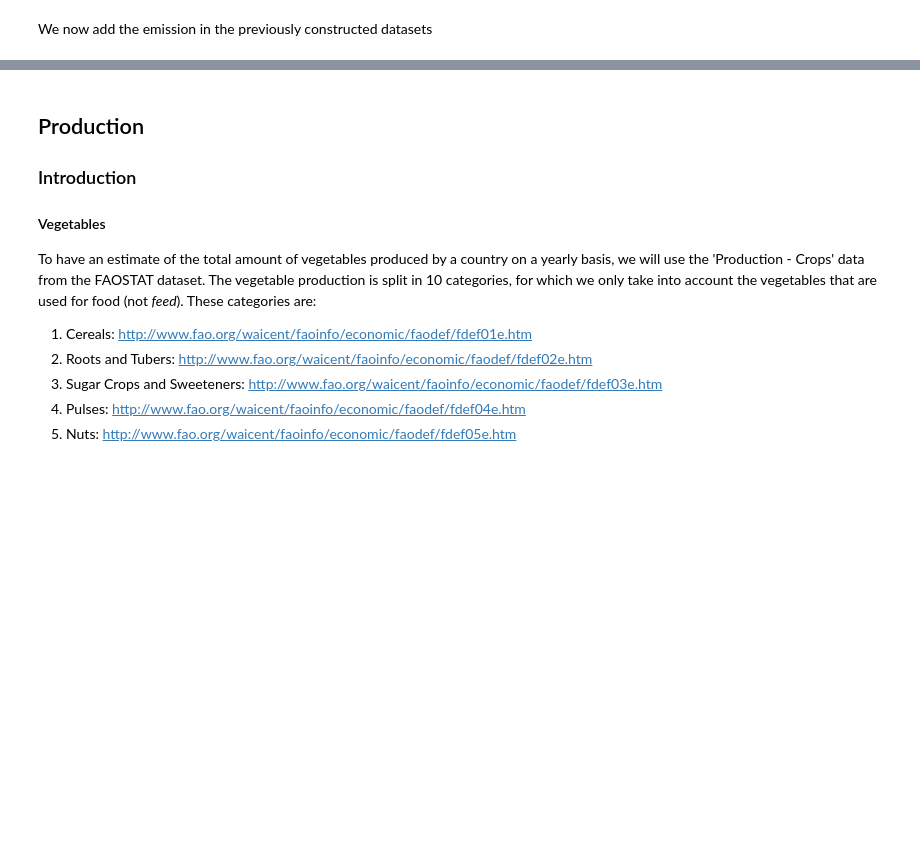
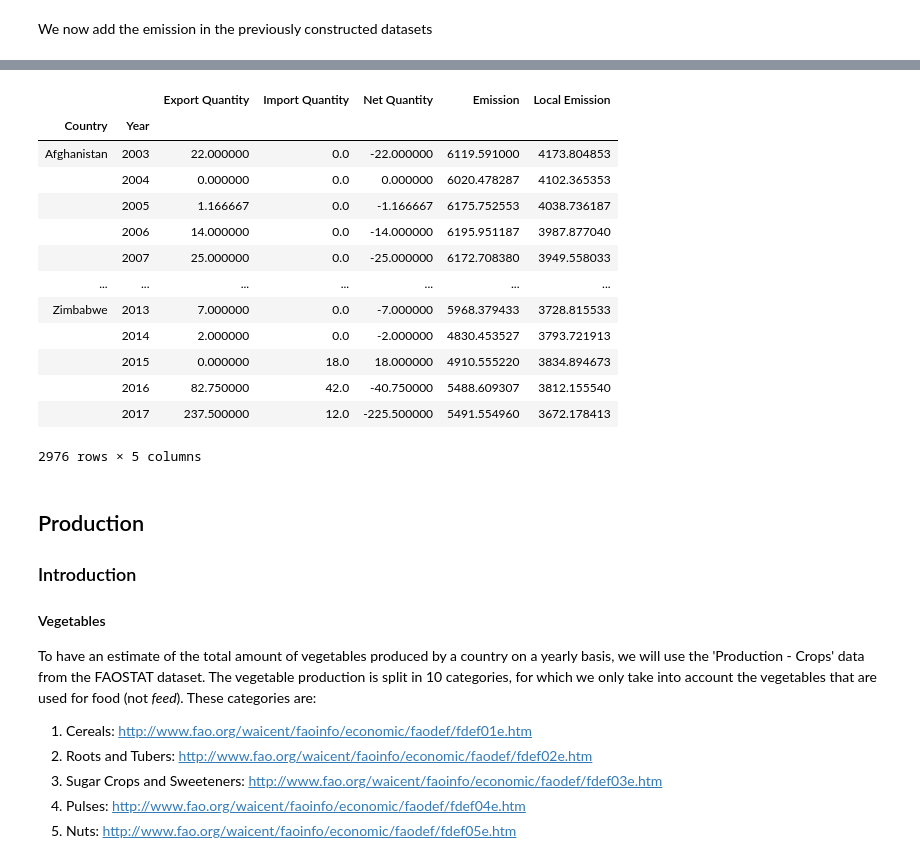
Before and after one commit to Lambo97/ADAProject, a Jupyter notebook: src/Final.ipynb, the cells around one changed output, grey strips where cells are left out. Saved outputs shown, nothing was run; the diff lists cells and outputs as text; code cells hidden in the pictures; blank space fills up the shorter version.

```diff
--- a/src/Final.ipynb
+++ b/src/Final.ipynb
@@ -918,3 +955,20 @@ swiss_vegetable_trade = add_emissions(swiss_vegetable_trade, emissions_total, sw
+# %%
+belgium_animal_trade
+# %% [output]
+|  |  | Export Quantity | Import Quantity | Net Quantity | Emission | Local Emission |
+| Country | Year |  |  |  |  |  |
+| Afghanistan | 2003 | 22.000000 | 0.0 | -22.000000 | 6119.591000 | 4173.804853 |
+|  | 2004 | 0.000000 | 0.0 | 0.000000 | 6020.478287 | 4102.365353 |
+|  | 2005 | 1.166667 | 0.0 | -1.166667 | 6175.752553 | 4038.736187 |
+|  | 2006 | 14.000000 | 0.0 | -14.000000 | 6195.951187 | 3987.877040 |
+|  | 2007 | 25.000000 | 0.0 | -25.000000 | 6172.708380 | 3949.558033 |
+| ... | ... | ... | ... | ... | ... | ... |
+| Zimbabwe | 2013 | 7.000000 | 0.0 | -7.000000 | 5968.379433 | 3728.815533 |
+|  | 2014 | 2.000000 | 0.0 | -2.000000 | 4830.453527 | 3793.721913 |
+|  | 2015 | 0.000000 | 18.0 | 18.000000 | 4910.555220 | 3834.894673 |
+|  | 2016 | 82.750000 | 42.0 | -40.750000 | 5488.609307 | 3812.155540 |
+|  | 2017 | 237.500000 | 12.0 | -225.500000 | 5491.554960 | 3672.178413 |
+2976 rows × 5 columns
 # %%
 belgium_animal_trade.to_csv(GENERATED_DATA_PATH+'belgium_animal_trade.csv')
 belgium_vegetable_trade.to_csv(GENERATED_DATA_PATH+'belgium_vegetable_trade.csv')
```
Also changed, not shown: parts of 22 cells of this notebook, 5 other files.
